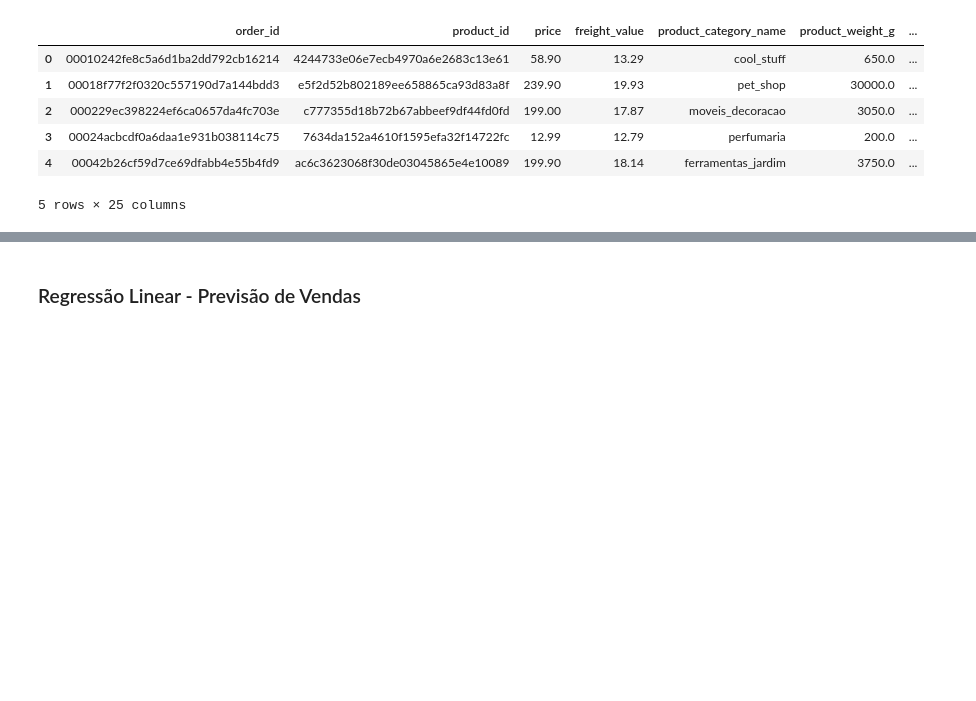
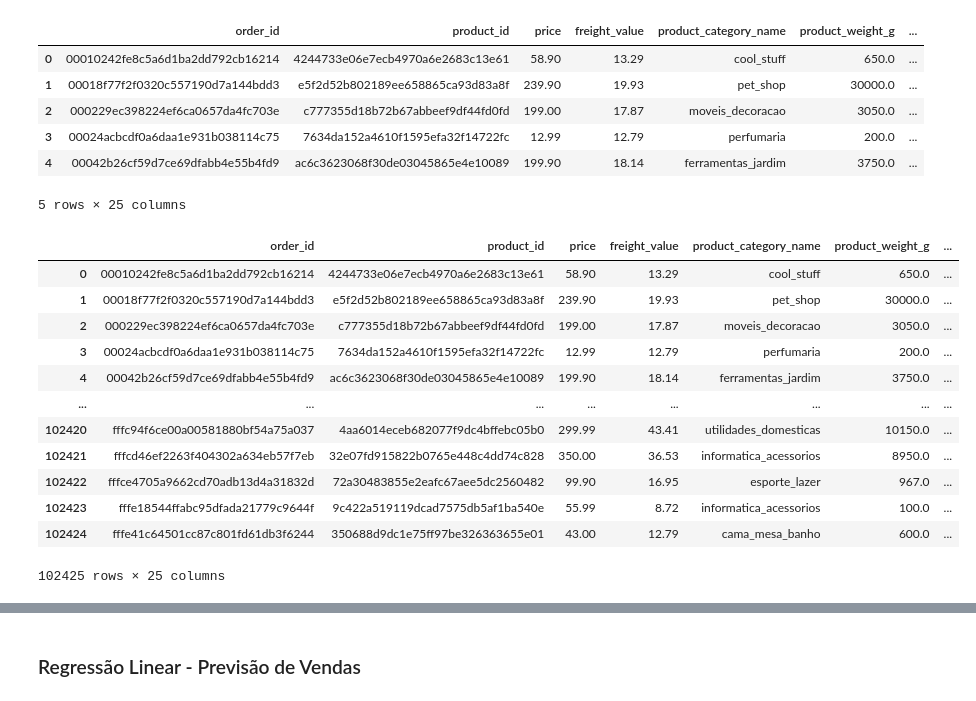
Before and after one commit to felipepitta/PUC_Brazilian_Ecommerce, a Jupyter notebook: Code_Brazilian_Ecommerce.ipynb, the cells around one changed output, grey strips where cells are left out. Saved outputs shown, nothing was run; the diff lists cells and outputs as text; code cells hidden in the pictures; blank space fills up the shorter version.

```diff
--- a/Code_Brazilian_Ecommerce.ipynb
+++ b/Code_Brazilian_Ecommerce.ipynb
@@ -382,6 +382,22 @@ df_merged.head()
 | 3 | 00024acbcdf0a6daa1e931b038114c75 | 7634da152a4610f1595efa32f14722fc | 12.99 | 12.79 | perfumaria | 200.0 | ... |
 | 4 | 00042b26cf59d7ce69dfabb4e55b4fd9 | ac6c3623068f30de03045865e4e10089 | 199.90 | 18.14 | ferramentas_jardim | 3750.0 | ... |
 5 rows × 25 columns
+# %%
+df_merged
+# %% [output]
+|  | order_id | product_id | price | freight_value | product_category_name | product_weight_g | ... |
+| 0 | 00010242fe8c5a6d1ba2dd792cb16214 | 4244733e06e7ecb4970a6e2683c13e61 | 58.90 | 13.29 | cool_stuff | 650.0 | ... |
+| 1 | 00018f77f2f0320c557190d7a144bdd3 | e5f2d52b802189ee658865ca93d83a8f | 239.90 | 19.93 | pet_shop | 30000.0 | ... |
+| 2 | 000229ec398224ef6ca0657da4fc703e | c777355d18b72b67abbeef9df44fd0fd | 199.00 | 17.87 | moveis_decoracao | 3050.0 | ... |
+| 3 | 00024acbcdf0a6daa1e931b038114c75 | 7634da152a4610f1595efa32f14722fc | 12.99 | 12.79 | perfumaria | 200.0 | ... |
+| 4 | 00042b26cf59d7ce69dfabb4e55b4fd9 | ac6c3623068f30de03045865e4e10089 | 199.90 | 18.14 | ferramentas_jardim | 3750.0 | ... |
+| ... | ... | ... | ... | ... | ... | ... | ... |
+| 102420 | fffc94f6ce00a00581880bf54a75a037 | 4aa6014eceb682077f9dc4bffebc05b0 | 299.99 | 43.41 | utilidades_domesticas | 10150.0 | ... |
+| 102421 | fffcd46ef2263f404302a634eb57f7eb | 32e07fd915822b0765e448c4dd74c828 | 350.00 | 36.53 | informatica_acessorios | 8950.0 | ... |
+| 102422 | fffce4705a9662cd70adb13d4a31832d | 72a30483855e2eafc67aee5dc2560482 | 99.90 | 16.95 | esporte_lazer | 967.0 | ... |
+| 102423 | fffe18544ffabc95dfada21779c9644f | 9c422a519119dcad7575db5af1ba540e | 55.99 | 8.72 | informatica_acessorios | 100.0 | ... |
+| 102424 | fffe41c64501cc87c801fd61db3f6244 | 350688d9dc1e75ff97be326363655e01 | 43.00 | 12.79 | cama_mesa_banho | 600.0 | ... |
+102425 rows × 25 columns
 # %%
 # Fundir os dataframes usando a coluna "customer_id" como chave
 df_merged0 = pd.merge(orders_trat, customers_trat, on='customer_id', how='left')
```
Also changed, not shown: parts of 6 cells of this notebook.
